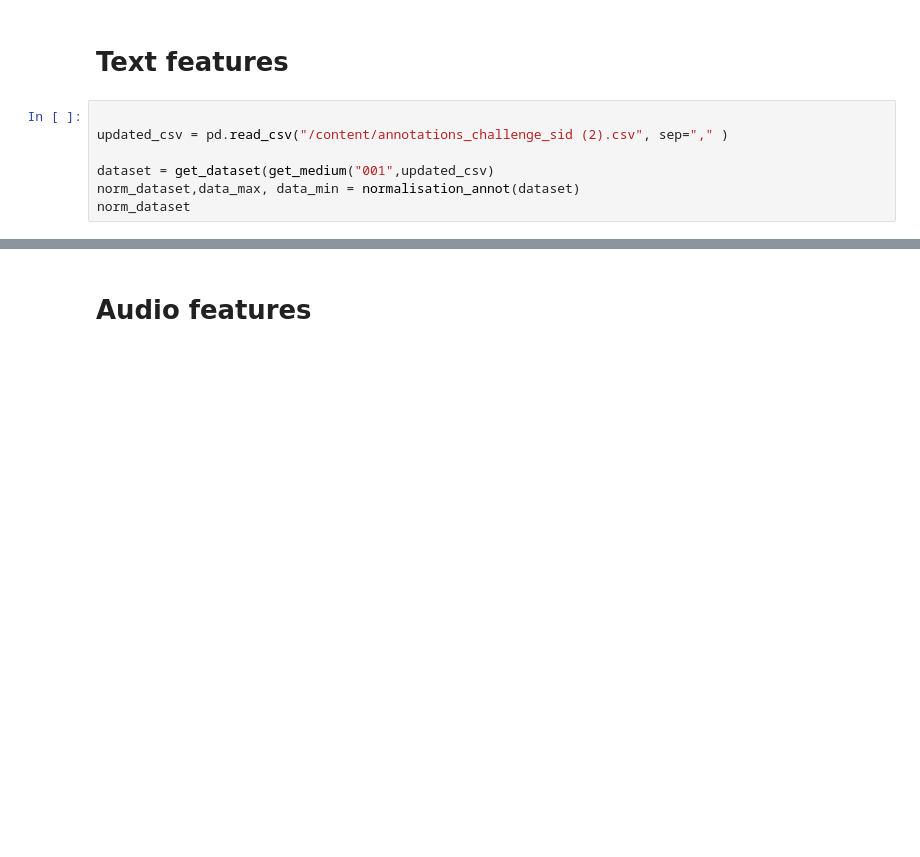
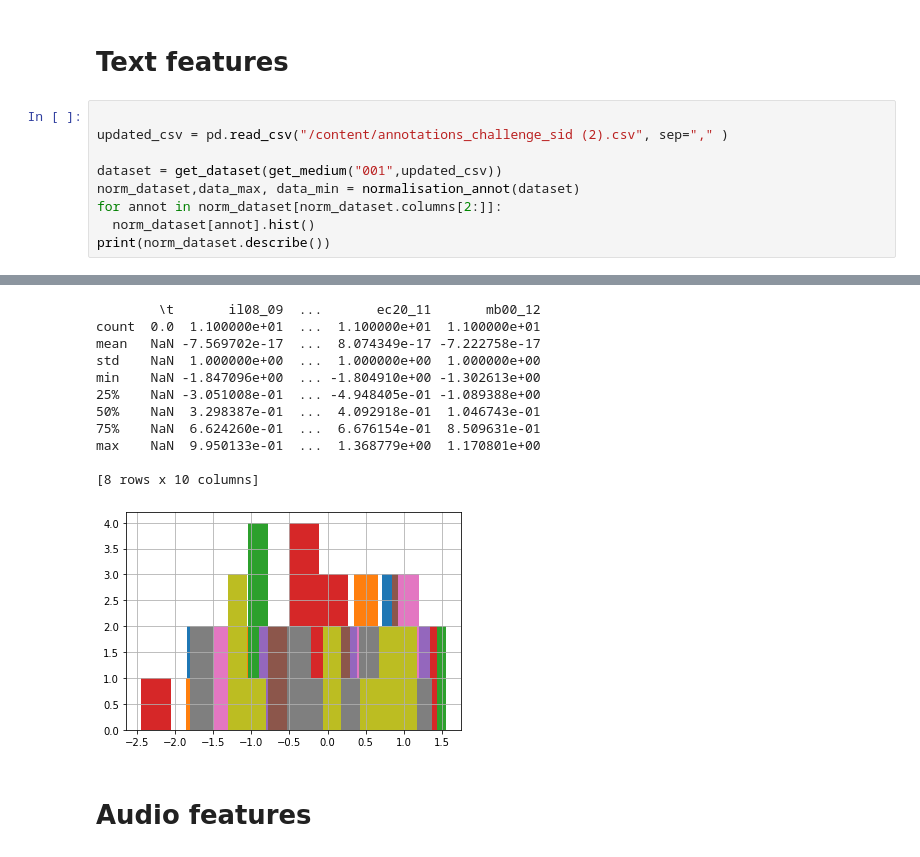
Before and after one commit to vincentnam/Project-Archean, a Jupyter notebook: ChallengeM2SID_2019.ipynb, the cells around one changed output, grey strips where cells are left out. Cells and saved outputs as stored; diff of their text form; blank space fills up the shorter version.

```diff
--- a/ChallengeM2SID_2019.ipynb
+++ b/ChallengeM2SID_2019.ipynb
@@ -293,7 +269,9 @@ for annot in norm_dataset:
 
 updated_csv = pd.read_csv("/content/annotations_challenge_sid (2).csv", sep="," )
 
-dataset = get_dataset(get_medium("001",updated_csv)
+dataset = get_dataset(get_medium("001",updated_csv))
 norm_dataset,data_max, data_min = normalisation_annot(dataset)
-norm_dataset
+for annot in norm_dataset[norm_dataset.columns[2:]]:
+  norm_dataset[annot].hist()
+print(norm_dataset.describe())
 # %% [output]
@@ -317,3 +278,15 @@ norm_dataset
+        \t       il08_09  ...       ec20_11       mb00_12
+count  0.0  1.100000e+01  ...  1.100000e+01  1.100000e+01
+mean   NaN -7.569702e-17  ...  8.074349e-17 -7.222758e-17
+std    NaN  1.000000e+00  ...  1.000000e+00  1.000000e+00
+min    NaN -1.847096e+00  ... -1.804910e+00 -1.302613e+00
+25%    NaN -3.051008e-01  ... -4.948405e-01 -1.089388e+00
+50%    NaN  3.298387e-01  ...  4.092918e-01  1.046743e-01
+75%    NaN  6.624260e-01  ...  6.676154e-01  8.509631e-01
+max    NaN  9.950133e-01  ...  1.368779e+00  1.170801e+00
+
+[8 rows x 10 columns]
+[figure, added]
 # %% [markdown]
 # Audio features
 # %% [markdown]
```
Also changed, not shown: parts of 31 cells of this notebook.
